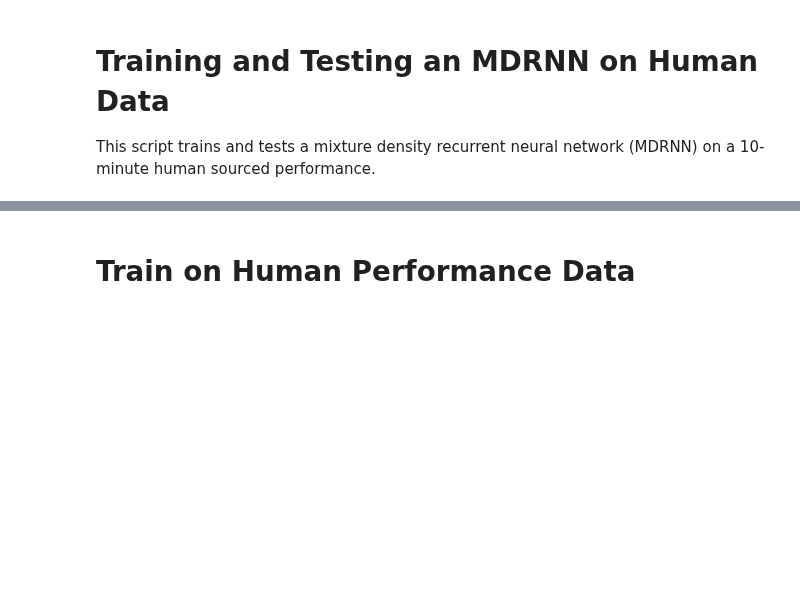
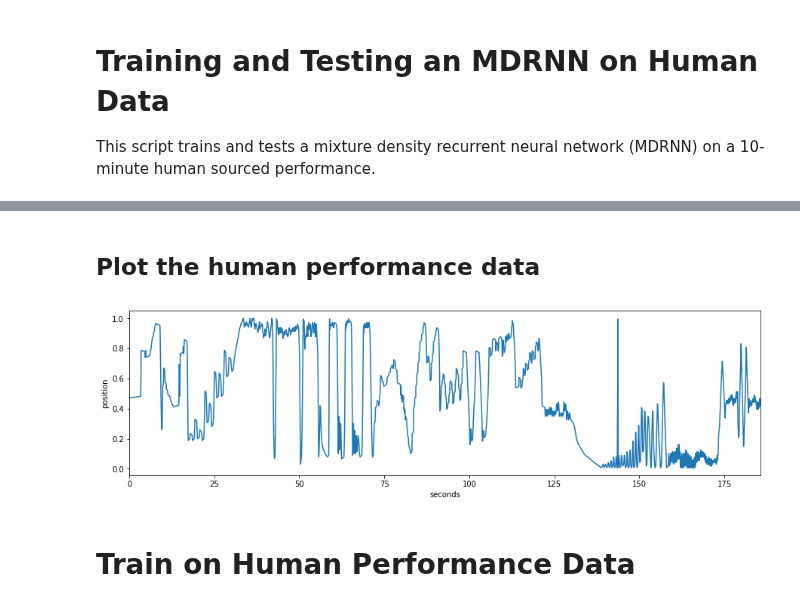
Before and after one commit to cpmpercussion/impsy, a Jupyter notebook: train_human_mdn.ipynb, the cells around one changed output, grey strips where cells are left out. Cells and saved outputs as stored; diff of their text form; code cells hidden in the pictures; blank space fills up the shorter version.

```diff
--- a/train_human_mdn.ipynb
+++ b/train_human_mdn.ipynb
@@ -39,3 +53,13 @@ Shape of corpus array: (13561, 2)
+# %% [markdown]
+## Plot the human performance data
+# %%
+ax = perf_df[:5000].plot(x='seconds', y='value', kind="line", figsize=(15,4), legend=False)
+ax.set_xlabel("seconds")
+ax.set_ylabel("position")
+ax.get_figure().savefig('human_data_output.pdf', dpi=300, bbox_inches="tight")
+ax.get_figure().savefig('human_data_output.png', dpi=300, bbox_inches="tight")
+# %% [output]
+[figure, added]
 # %% [markdown]
 # Train on Human Performance Data
 # %%
```
Also changed, not shown: parts of 2 cells of this notebook.
